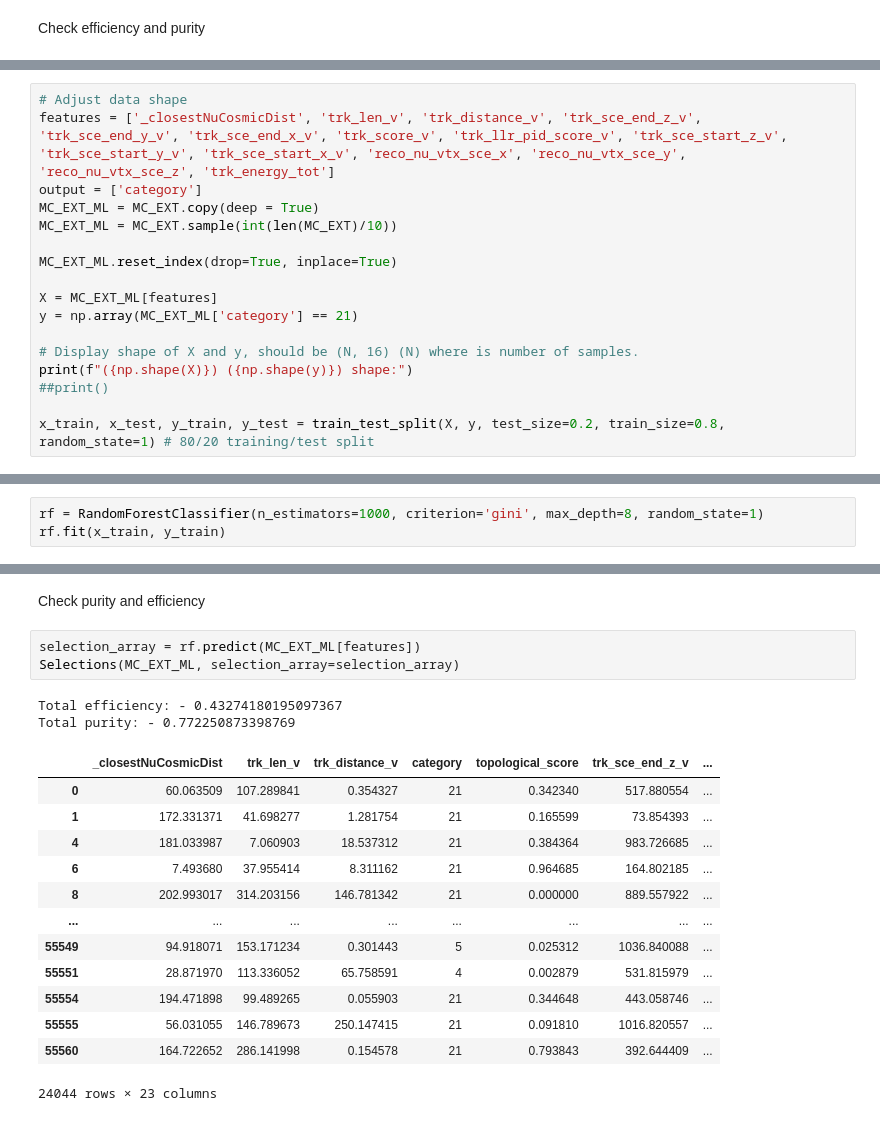
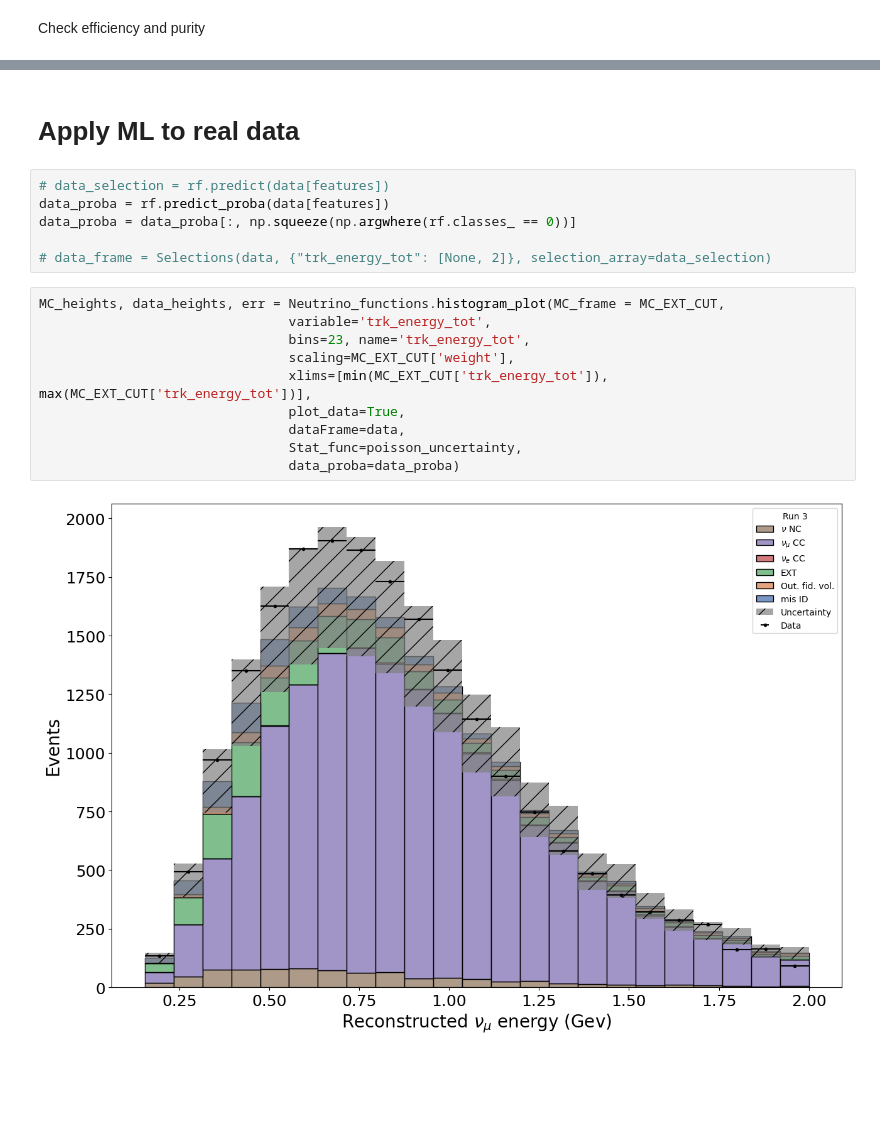
Before and after one commit to fredrikshaw/UOMLabs, a Jupyter notebook: MainAnalysis_template.ipynb, the cells around one changed output, grey strips where cells are left out. Saved outputs shown, nothing was run; the diff lists cells and outputs as text; blank space fills up the shorter version.

```diff
--- a/MainAnalysis_template.ipynb
+++ b/MainAnalysis_template.ipynb
@@ -883,17 +921,0 @@ Try removing topological_score to get "pure" cuts
-# %%
-# Adjust data shape
-features = ['_closestNuCosmicDist', 'trk_len_v', 'trk_distance_v', 'trk_sce_end_z_v', 'trk_sce_end_y_v', 'trk_sce_end_x_v', 'trk_score_v', 'trk_llr_pid_score_v', 'trk_sce_start_z_v', 'trk_sce_start_y_v', 'trk_sce_start_x_v', 'reco_nu_vtx_sce_x', 'reco_nu_vtx_sce_y', 'reco_nu_vtx_sce_z', 'trk_energy_tot']
-output = ['category']
-MC_EXT_ML = MC_EXT.copy(deep = True)
-MC_EXT_ML = MC_EXT.sample(int(len(MC_EXT)/10))
-
-MC_EXT_ML.reset_index(drop=True, inplace=True)
-
-X = MC_EXT_ML[features]
-y = np.array(MC_EXT_ML['category'] == 21)
-
-# Display shape of X and y, should be (N, 16) (N) where is number of samples.
-print(f"({np.shape(X)}) ({np.shape(y)}) shape:")
-##print()
-
-x_train, x_test, y_train, y_test = train_test_split(X, y, test_size=0.2, train_size=0.8, random_state=1) # 80/20 training/test split
@@ -902,3 +921,0 @@ x_train, x_test, y_train, y_test = train_test_split(X, y, test_size=0.2, train_s
-# %%
-rf = RandomForestClassifier(n_estimators=1000, criterion='gini', max_depth=8, random_state=1)
-rf.fit(x_train, y_train)
@@ -931,21 +922,20 @@ Accuracy on testing dataset: 0.8047331953567893
-# %% [markdown]
-Check purity and efficiency
-# %%
-selection_array = rf.predict(MC_EXT_ML[features])
-Selections(MC_EXT_ML, selection_array=selection_array)
-# %% [output]
-Total efficiency: - 0.43274180195097367
-Total purity: - 0.772250873398769
-|  | _closestNuCosmicDist | trk_len_v | trk_distance_v | category | topological_score | trk_sce_end_z_v | ... |
-| 0 | 60.063509 | 107.289841 | 0.354327 | 21 | 0.342340 | 517.880554 | ... |
-| 1 | 172.331371 | 41.698277 | 1.281754 | 21 | 0.165599 | 73.854393 | ... |
-| 4 | 181.033987 | 7.060903 | 18.537312 | 21 | 0.384364 | 983.726685 | ... |
-| 6 | 7.493680 | 37.955414 | 8.311162 | 21 | 0.964685 | 164.802185 | ... |
-| 8 | 202.993017 | 314.203156 | 146.781342 | 21 | 0.000000 | 889.557922 | ... |
-| ... | ... | ... | ... | ... | ... | ... | ... |
-| 55549 | 94.918071 | 153.171234 | 0.301443 | 5 | 0.025312 | 1036.840088 | ... |
-| 55551 | 28.871970 | 113.336052 | 65.758591 | 4 | 0.002879 | 531.815979 | ... |
-| 55554 | 194.471898 | 99.489265 | 0.055903 | 21 | 0.344648 | 443.058746 | ... |
-| 55555 | 56.031055 | 146.789673 | 250.147415 | 21 | 0.091810 | 1016.820557 | ... |
-| 55560 | 164.722652 | 286.141998 | 0.154578 | 21 | 0.793843 | 392.644409 | ... |
-24044 rows × 23 columns
+# %% [markdown]
+# Apply ML to real data
+# %%
+# data_selection = rf.predict(data[features])
+data_proba = rf.predict_proba(data[features])
+data_proba = data_proba[:, np.squeeze(np.argwhere(rf.classes_ == 0))]
+
+# data_frame = Selections(data, {"trk_energy_tot": [None, 2]}, selection_array=data_selection)
+# %%
+MC_heights, data_heights, err = Neutrino_functions.histogram_plot(MC_frame = MC_EXT_CUT,
+                                variable='trk_energy_tot',
+                                bins=23, name='trk_energy_tot',
+                                scaling=MC_EXT_CUT['weight'],
+                                xlims=[min(MC_EXT_CUT['trk_energy_tot']), max(MC_EXT_CUT['trk_energy_tot'])],
+                                plot_data=True,
+                                dataFrame=data,
+                                Stat_func=poisson_uncertainty,
+                                data_proba=data_proba)
+# %% [output]
+[figure, added]
```
Also changed, not shown: parts of 27 cells of this notebook, 1 other file.
